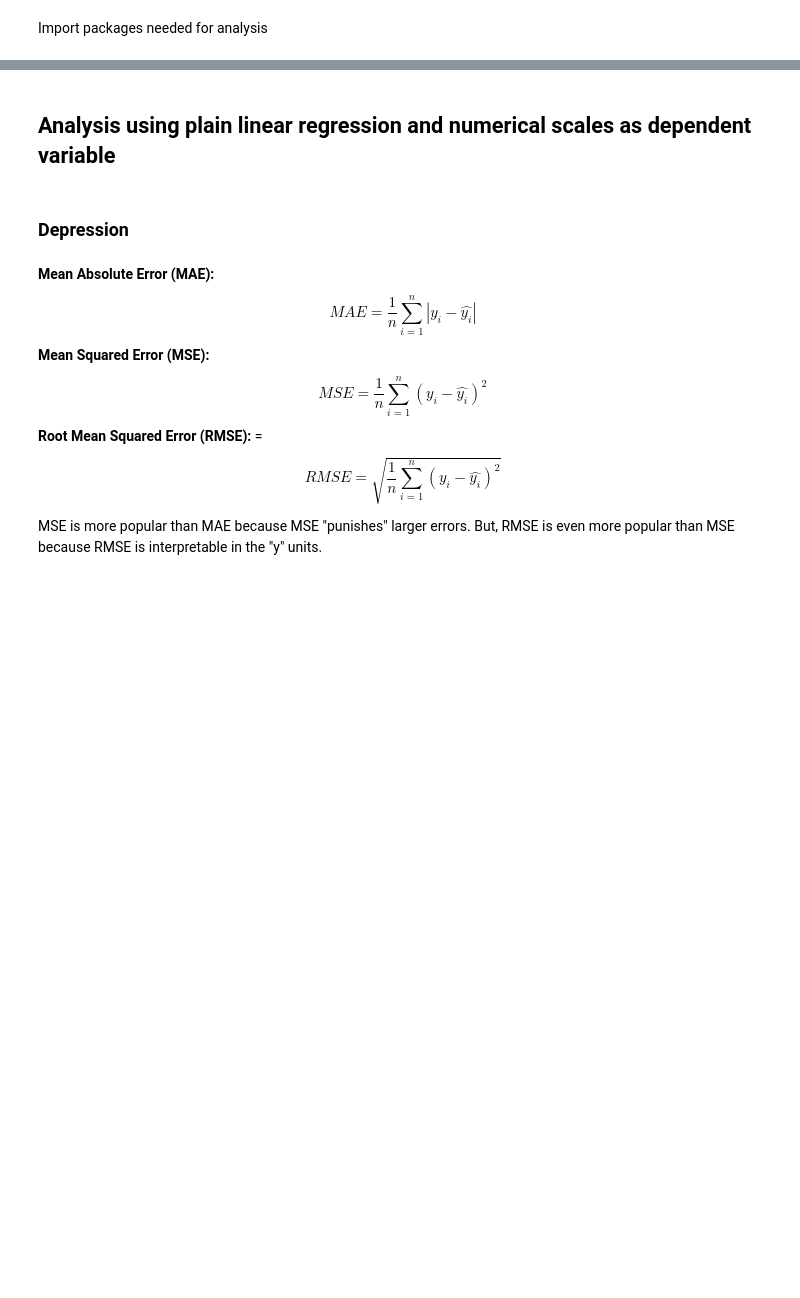
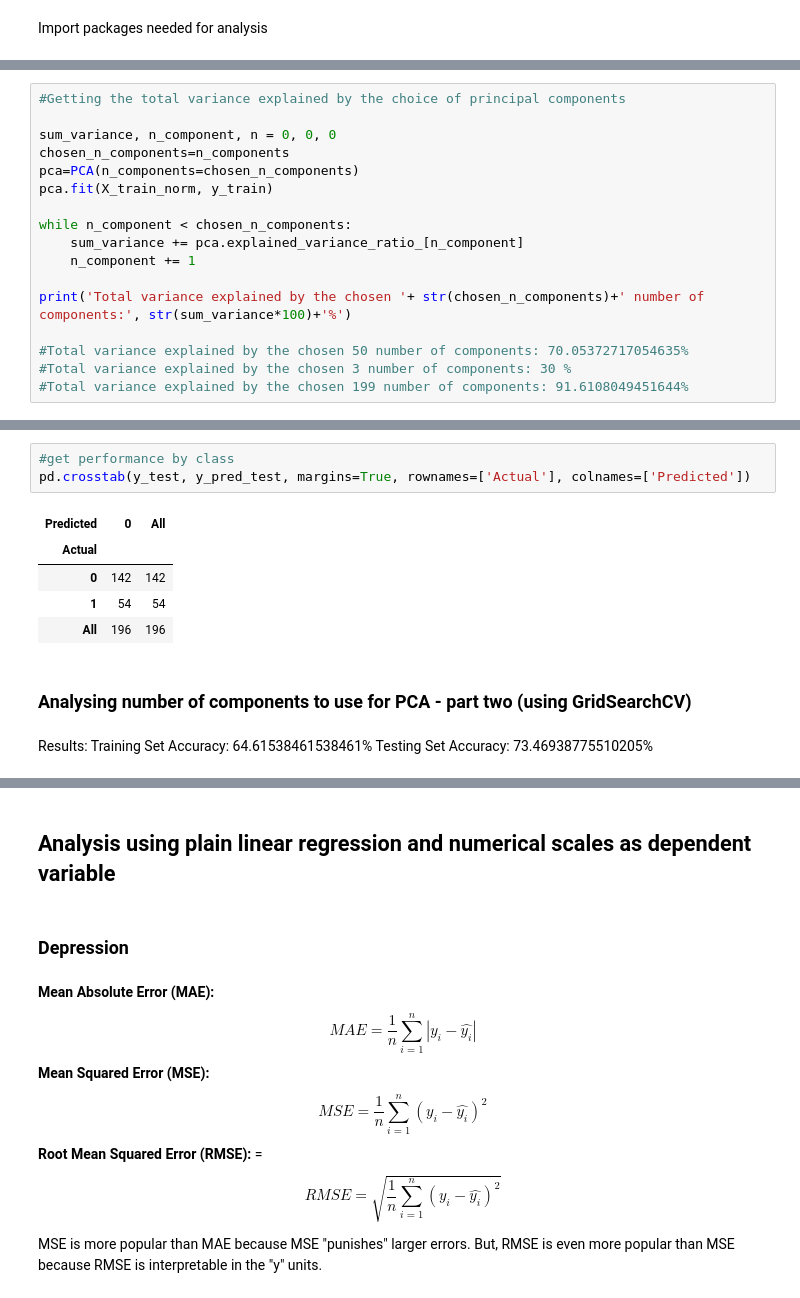
Before and after one commit to alexandraant161803/EDAN70, a Jupyter notebook: WD_project.ipynb, the cells around one changed output, grey strips where cells are left out. Saved outputs shown, nothing was run; the diff lists cells and outputs as text; blank space fills up the shorter version.

```diff
--- a/WD_project.ipynb
+++ b/WD_project.ipynb
@@ -559,0 +523,17 @@ plt.show()
+# %%
+#Getting the total variance explained by the choice of principal components
+
+sum_variance, n_component, n = 0, 0, 0
+chosen_n_components=n_components
+pca=PCA(n_components=chosen_n_components)
+pca.fit(X_train_norm, y_train)
+
+while n_component < chosen_n_components:
+    sum_variance += pca.explained_variance_ratio_[n_component]
+    n_component += 1
+
+print('Total variance explained by the chosen '+ str(chosen_n_components)+' number of components:', str(sum_variance*100)+'%')
+
+#Total variance explained by the chosen 50 number of components: 70.05372717054635%
+#Total variance explained by the chosen 3 number of components: 30 %
+#Total variance explained by the chosen 199 number of components: 91.6108049451644%
@@ -559,0 +596,15 @@ plt.show()
+# %%
+#get performance by class
+pd.crosstab(y_test, y_pred_test, margins=True, rownames=['Actual'], colnames=['Predicted'])
+# %% [output]
+| Predicted | 0 | All |
+| Actual |  |  |
+| 0 | 142 | 142 |
+| 1 | 54 | 54 |
+| All | 196 | 196 |
+# %% [markdown]
+### Analysing number of components to use for PCA - part two (using GridSearchCV)
+# %% [markdown]
+Results:
+Training Set Accuracy: 64.61538461538461%
+Testing Set Accuracy: 73.46938775510205%
```
Also changed, not shown: parts of 67 cells of this notebook.
